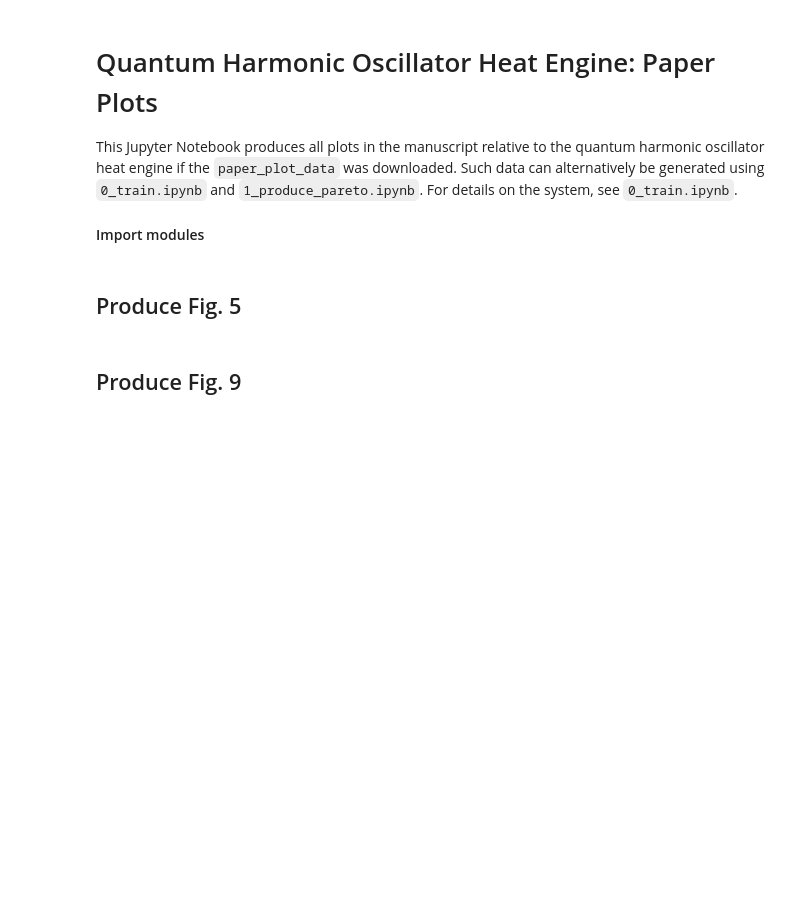
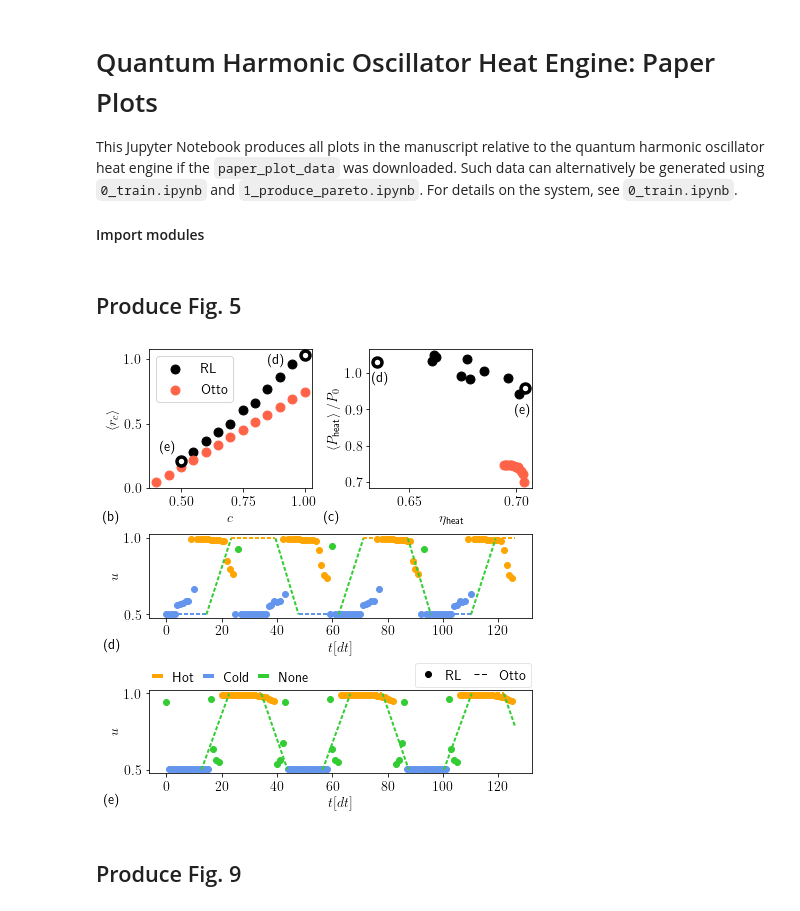
Before and after one commit to PaoloAE/paper_rl_blackbox_thermal_machines, a Jupyter notebook: jupyter_harmonic_engine/2_paper_plots.ipynb, the cells around one changed output. Drawn from its saved outputs; the diff is of its cells as text; code cells hidden in the pictures; blank space fills up the shorter version.

```diff
--- a/jupyter_harmonic_engine/2_paper_plots.ipynb
+++ b/jupyter_harmonic_engine/2_paper_plots.ipynb
@@ -87,7 +87,7 @@ for i in range(len(selected_cycle_cvals)):
     figmerit_ax.scatter(rl_data[chosen_masks[i,:],quantity_ind["a"]],rl_data[chosen_masks[i,:],quantity_ind["h"]],
                       s=marker_size, marker="o",c="white",linewidths=3.5, edgecolors="black")
 figmerit_ax.set_xlabel(r"$c$")
-figmerit_ax.set_ylabel(r"$\ev{F_{[\text{E}]}}$")
+figmerit_ax.set_ylabel(r"$\ev{r_c}$")
 figmerit_ax.legend()
 
 #Pareto front (panel b)
@@ -98,46 +98,48 @@ pareto_ax.scatter(otto_data[:,quantity_ind["eff"]],otto_data[:,quantity_ind["pow
 for i in range(len(selected_cycle_cvals)):
     pareto_ax.scatter(rl_data[chosen_masks[i,:],quantity_ind["eff"]],rl_data[chosen_masks[i,:],quantity_ind["pow"]],
                       s=marker_size, marker="o",c="white",linewidths=3.5, edgecolors="black")
-pareto_ax.set_xlabel(r"$\eta_{[\text{E}]}$")
-pareto_ax.set_ylabel(r"$\ev{\mathcal{P}_{[\text{E}]}}$")
+pareto_ax.set_xlabel(r"$\eta_{\text{heat}}$")
+pareto_ax.set_ylabel(r"$\ev{P_\text{heat}}/P_0$")
 
 #first protocol (panel c)
 plotting.plot_actions_on_axis(cycle_0_file, prot_0_ax, actions_to_plot=actions_to_plot_0,custom_colors=custom_colors,
                                 is_tri=True, k_notation=False, x_count_from_zero=True,
                                 linewidth = prot_linewidth, xlabel="$t[dt]$",extra_cycles=extra_cycles_0,
                                 extra_cycles_linewidth=extra_cycles_linewidth_0, legend_column_spacing=legend_column_spacing,
                                 hide_gray_vertical_line=True,legend_line_length=legend_line_length_0,
                                 line_style=actions_line_style)
 
 #second protocol (panel d)
 plotting.plot_actions_on_axis(cycle_1_file, prot_1_ax, actions_to_plot=actions_to_plot_1,custom_colors=custom_colors,
                                 is_tri=True, k_notation=False, x_count_from_zero=True,
                                 linewidth = prot_linewidth, xlabel="$t[dt]$",extra_cycles=extra_cycles_1,
                                 extra_cycles_linewidth=extra_cycles_linewidth_1, legend_lines=action_legend_lines_1,
                                 legend_text=action_legend_text_1, legend_location=action_legend_location_1,
                                 hide_gray_vertical_line=True,legend_line_length=legend_line_length_1,
                                 line_style=actions_line_style, legend_column_spacing=legend_column_spacing)
 
 #legend
 fig.legend(rl_legend_lines,rl_legend_text,loc=rl_legend_location,fancybox=True, framealpha=0.5,borderaxespad=0.,
                     ncol=2,handlelength=rl_line_length,columnspacing=rl_column_spacing)
 
 #extra labels
-figmerit_ax.text(0.73,0.89, r"(c)", transform=figmerit_ax.transAxes)
-figmerit_ax.text(0.07,0.27, r"(d)", transform=figmerit_ax.transAxes)
-pareto_ax.text(0.015,0.76, r"(c)", transform=pareto_ax.transAxes)
-pareto_ax.text(0.89,0.53, r"(d)", transform=pareto_ax.transAxes)
+figmerit_ax.text(0.73,0.89, r"(d)", transform=figmerit_ax.transAxes)
+figmerit_ax.text(0.07,0.27, r"(e)", transform=figmerit_ax.transAxes)
+pareto_ax.text(0.015,0.76, r"(d)", transform=pareto_ax.transAxes)
+pareto_ax.text(0.89,0.53, r"(e)", transform=pareto_ax.transAxes)
 
 #panel numbering labels
-fig.text(-0.28,-0.23, r"(a)",transform=figmerit_ax.transAxes)
-fig.text(-0.28,-0.23, r"(b)",transform=pareto_ax.transAxes)
-fig.text(-0.118,-0.37, r"(c)",transform=prot_0_ax.transAxes)
-fig.text(-0.118,-0.36, r"(d)",transform=prot_1_ax.transAxes)
+fig.text(-0.28,-0.23, r"(b)",transform=figmerit_ax.transAxes)
+fig.text(-0.28,-0.23, r"(c)",transform=pareto_ax.transAxes)
+fig.text(-0.118,-0.37, r"(d)",transform=prot_0_ax.transAxes)
+fig.text(-0.118,-0.36, r"(e)",transform=prot_1_ax.transAxes)
 
 #save figure
 plt.savefig(plot_file_name)
 #show
 plt.show()
+# %% [output]
+[figure, added]
 # %% [markdown]
 ## Produce Fig. 9
 # %%
```
Also changed, not shown: parts of 1 cell of this notebook, 5 other files.
